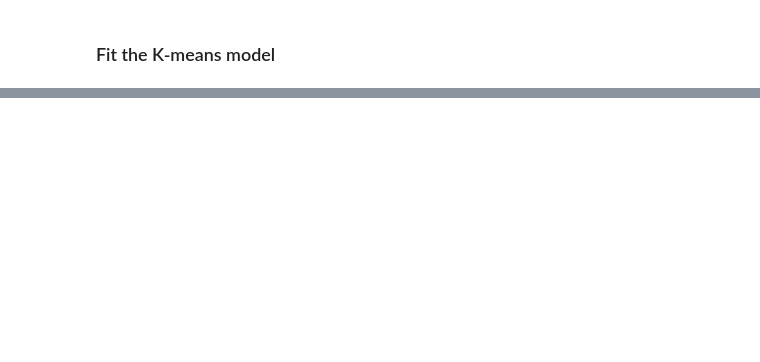
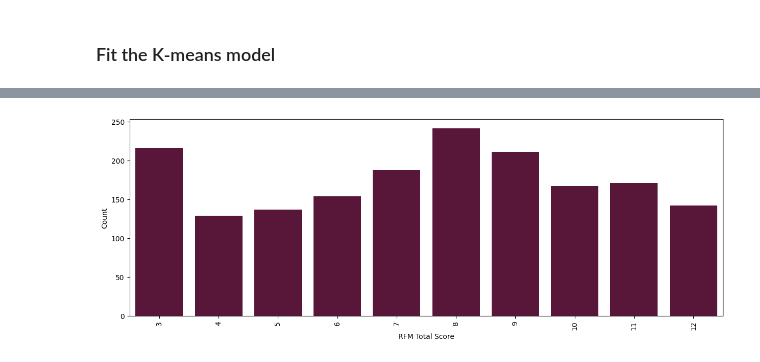
Before and after one commit to HanL1223/JR_Recommender, a Jupyter notebook: projects/cafe-analytics/CA-7.ipynb, the cells around one changed output, grey strips where cells are left out. Saved outputs shown, nothing was run; the diff lists cells and outputs as text; code cells hidden in the pictures; blank space fills up the shorter version.

```diff
--- a/projects/cafe-analytics/CA-7.ipynb
+++ b/projects/cafe-analytics/CA-7.ipynb
@@ -177,0 +359,9 @@ rfm_df.groupby('Cluster_group').agg({
+# %%
+plt.figure(figsize=(15, 5))
+sns.countplot(data=rfm_df, x='RFM_score')
+plt.xlabel("RFM Total Score")
+plt.xticks(rotation=90)
+plt.ylabel("Count")
+plt.show()
+# %% [output]
+[figure, added]
```
Also changed, not shown: parts of 31 cells of this notebook.
